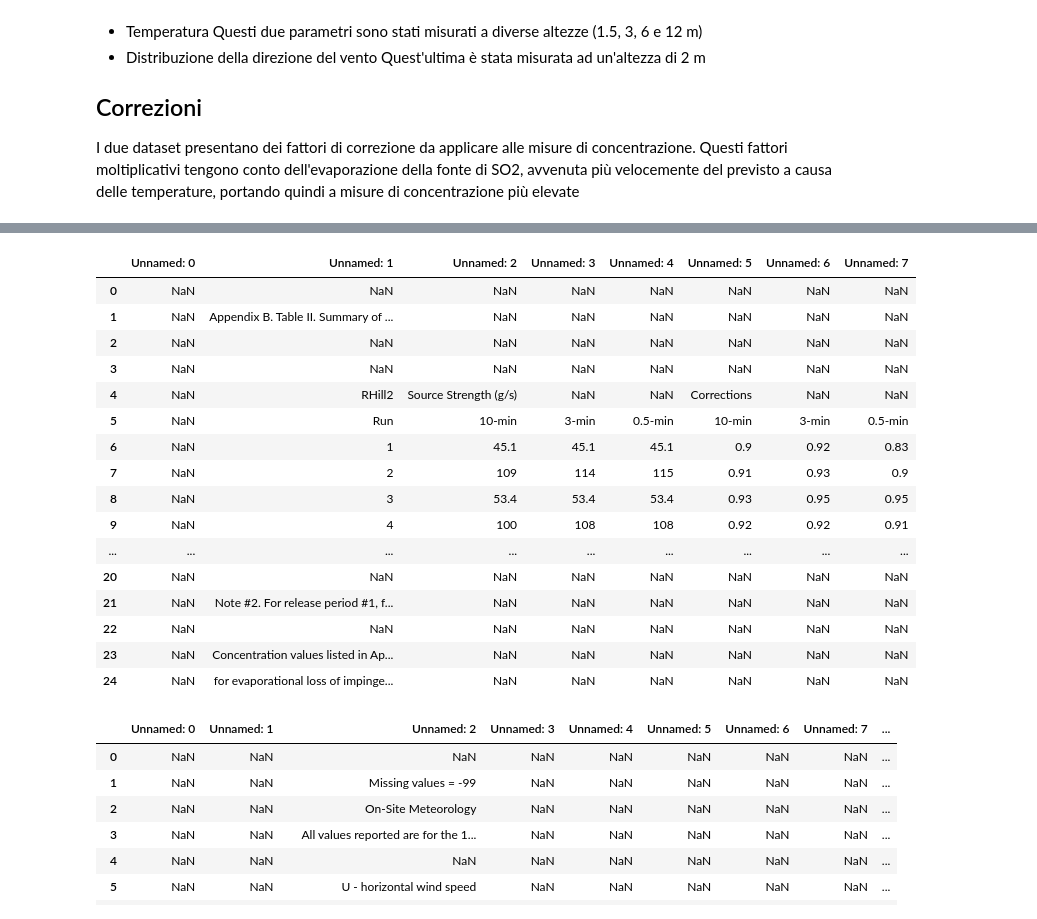
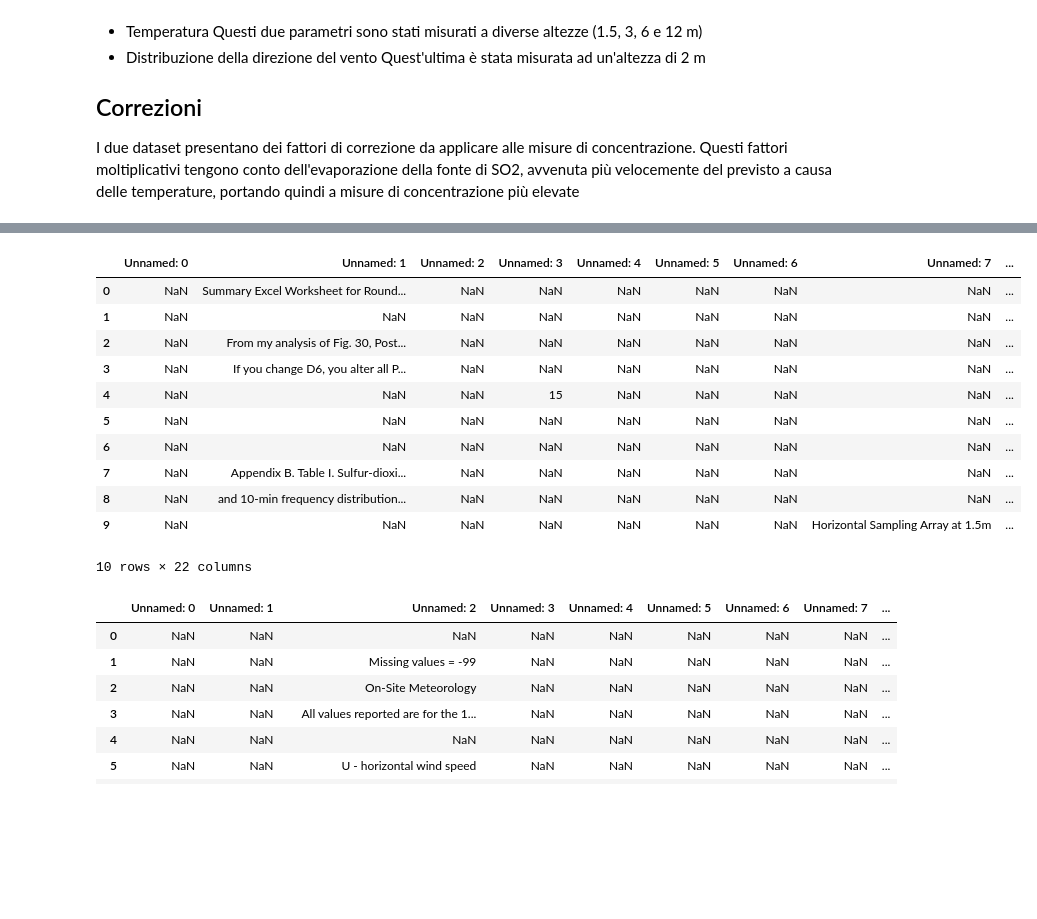
Before and after one commit to gviglione/DataAnalyticsProject, a Jupyter notebook: src/data/data_understanding.ipynb, the cells around one changed output, grey strips where cells are left out. Cells and saved outputs as stored; diff of their text form; code cells hidden in the pictures; blank space fills up the shorter version.

```diff
--- a/src/data/data_understanding.ipynb
+++ b/src/data/data_understanding.ipynb
@@ -68,21 +61,16 @@ data1
 # %%
-data2
+data2.head(10)
 # %% [output]
-|  | Unnamed: 0 | Unnamed: 1 | Unnamed: 2 | Unnamed: 3 | Unnamed: 4 | Unnamed: 5 | Unnamed: 6 | Unnamed: 7 |
-| 0 | NaN | NaN | NaN | NaN | NaN | NaN | NaN | NaN |
-| 1 | NaN | Appendix B. Table II. Summary of ... | NaN | NaN | NaN | NaN | NaN | NaN |
-| 2 | NaN | NaN | NaN | NaN | NaN | NaN | NaN | NaN |
-| 3 | NaN | NaN | NaN | NaN | NaN | NaN | NaN | NaN |
-| 4 | NaN | RHill2 | Source Strength (g/s) | NaN | NaN | Corrections | NaN | NaN |
-| 5 | NaN | Run | 10-min | 3-min | 0.5-min | 10-min | 3-min | 0.5-min |
-| 6 | NaN | 1 | 45.1 | 45.1 | 45.1 | 0.9 | 0.92 | 0.83 |
-| 7 | NaN | 2 | 109 | 114 | 115 | 0.91 | 0.93 | 0.9 |
-| 8 | NaN | 3 | 53.4 | 53.4 | 53.4 | 0.93 | 0.95 | 0.95 |
-| 9 | NaN | 4 | 100 | 108 | 108 | 0.92 | 0.92 | 0.91 |
-| ... | ... | ... | ... | ... | ... | ... | ... | ... |
-| 20 | NaN | NaN | NaN | NaN | NaN | NaN | NaN | NaN |
-| 21 | NaN | Note #2. For release period #1, f... | NaN | NaN | NaN | NaN | NaN | NaN |
-| 22 | NaN | NaN | NaN | NaN | NaN | NaN | NaN | NaN |
-| 23 | NaN | Concentration values listed in Ap... | NaN | NaN | NaN | NaN | NaN | NaN |
-| 24 | NaN | for evaporational loss of impinge... | NaN | NaN | NaN | NaN | NaN | NaN |
+|  | Unnamed: 0 | Unnamed: 1 | Unnamed: 2 | Unnamed: 3 | Unnamed: 4 | Unnamed: 5 | Unnamed: 6 | Unnamed: 7 | ... |
+| 0 | NaN | Summary Excel Worksheet for Round... | NaN | NaN | NaN | NaN | NaN | NaN | ... |
+| 1 | NaN | NaN | NaN | NaN | NaN | NaN | NaN | NaN | ... |
+| 2 | NaN | From my analysis of Fig. 30, Post... | NaN | NaN | NaN | NaN | NaN | NaN | ... |
+| 3 | NaN | If you change D6, you alter all P... | NaN | NaN | NaN | NaN | NaN | NaN | ... |
+| 4 | NaN | NaN | NaN | 15 | NaN | NaN | NaN | NaN | ... |
+| 5 | NaN | NaN | NaN | NaN | NaN | NaN | NaN | NaN | ... |
+| 6 | NaN | NaN | NaN | NaN | NaN | NaN | NaN | NaN | ... |
+| 7 | NaN | Appendix B. Table I. Sulfur-dioxi... | NaN | NaN | NaN | NaN | NaN | NaN | ... |
+| 8 | NaN | and 10-min frequency distribution... | NaN | NaN | NaN | NaN | NaN | NaN | ... |
+| 9 | NaN | NaN | NaN | NaN | NaN | NaN | NaN | Horizontal Sampling Array at 1.5m | ... |
+10 rows × 22 columns
 # %%
```
Also changed, not shown: parts of 6 cells of this notebook, 3 other files.
